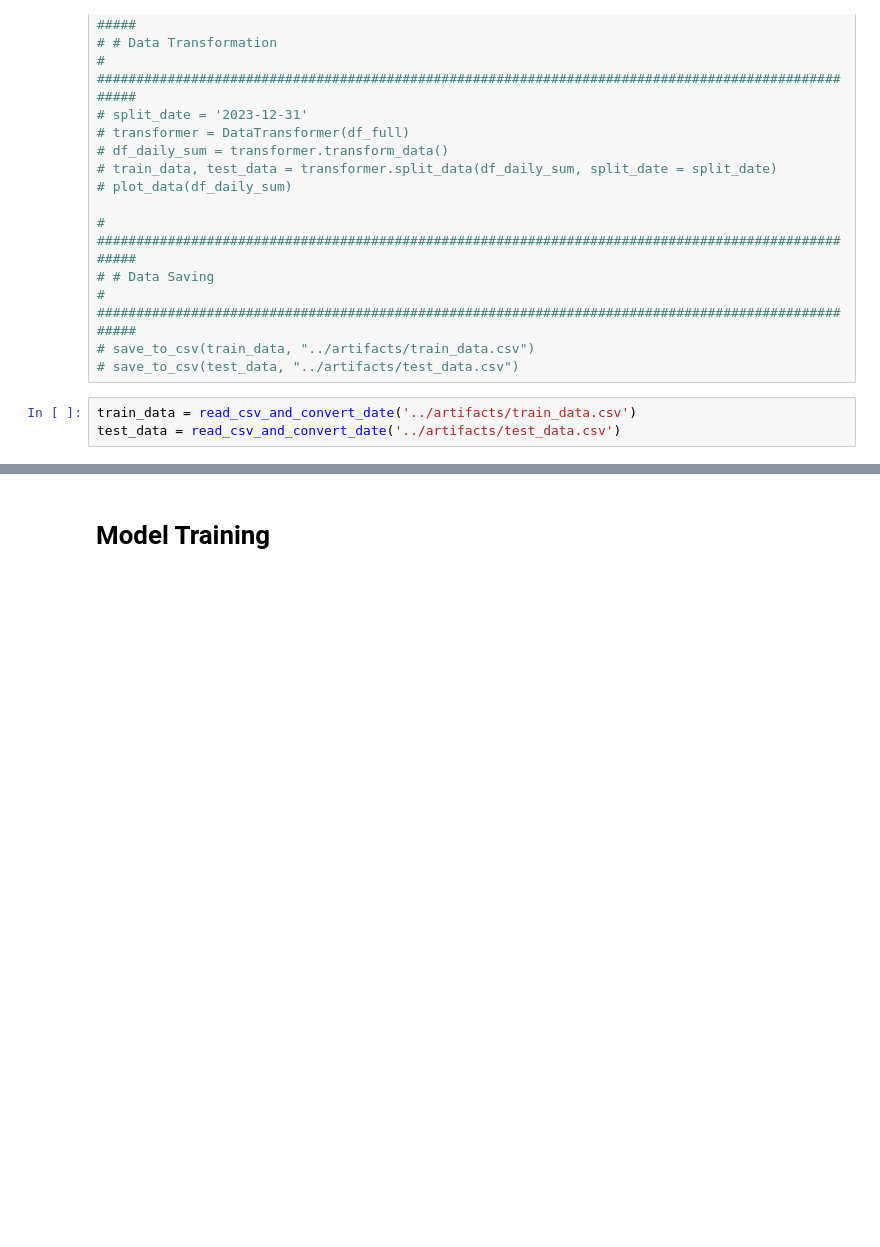
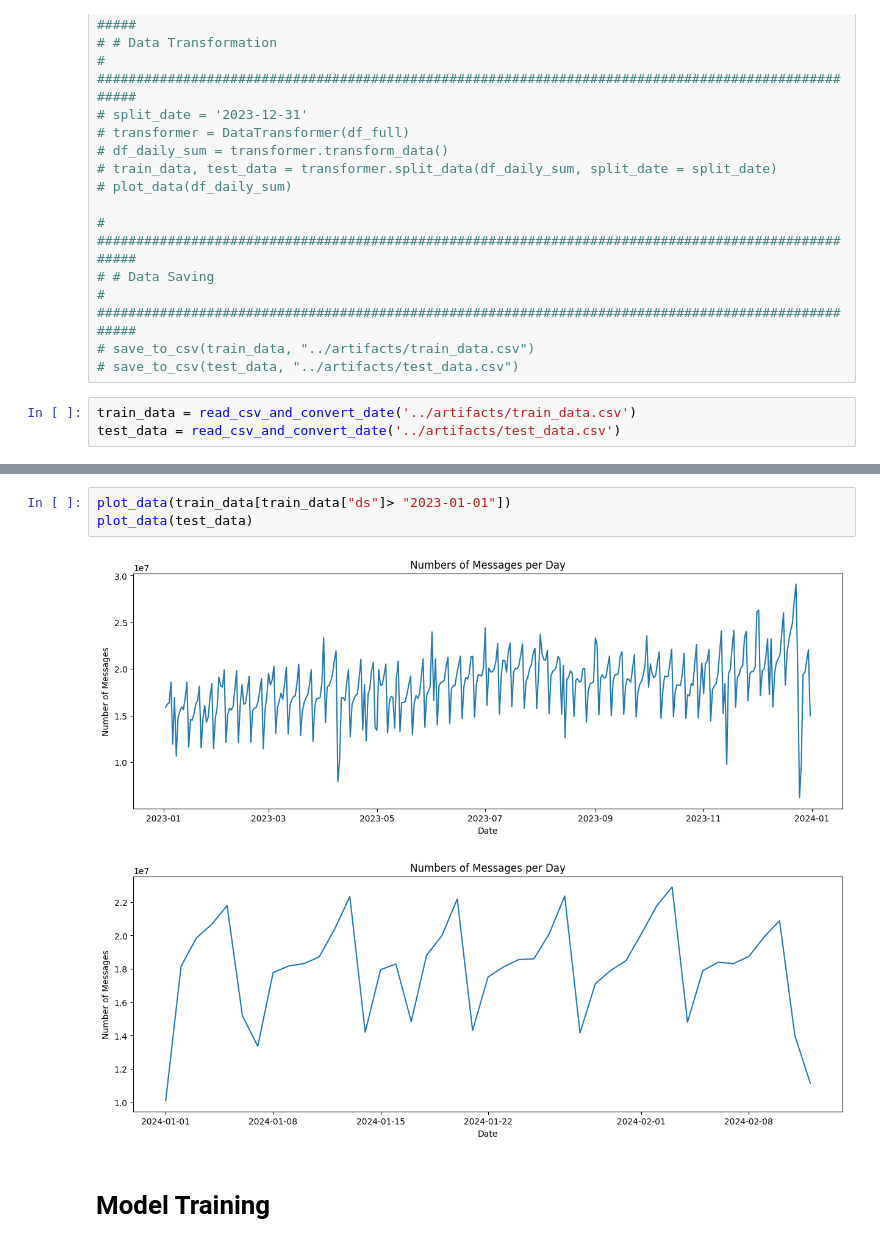
Before and after one commit to ElshanCh/Performance_Prediction, a Jupyter notebook: notebooks/EDA.ipynb, the cells around one changed output, grey strips where cells are left out. Saved outputs shown, nothing was run; the diff lists cells and outputs as text; blank space fills up the shorter version.

```diff
--- a/notebooks/EDA.ipynb
+++ b/notebooks/EDA.ipynb
@@ -47,3 +102,9 @@ test_data = read_csv_and_convert_date('../artifacts/test_data.csv')
+# %%
+plot_data(train_data[train_data["ds"]> "2023-01-01"])
+plot_data(test_data)
+# %% [output]
+[figure, added]
+[figure, added]
 # %% [markdown]
 # **Model Training**
 # %%
```
Also changed, not shown: parts of 10 cells of this notebook, 2 other files.
